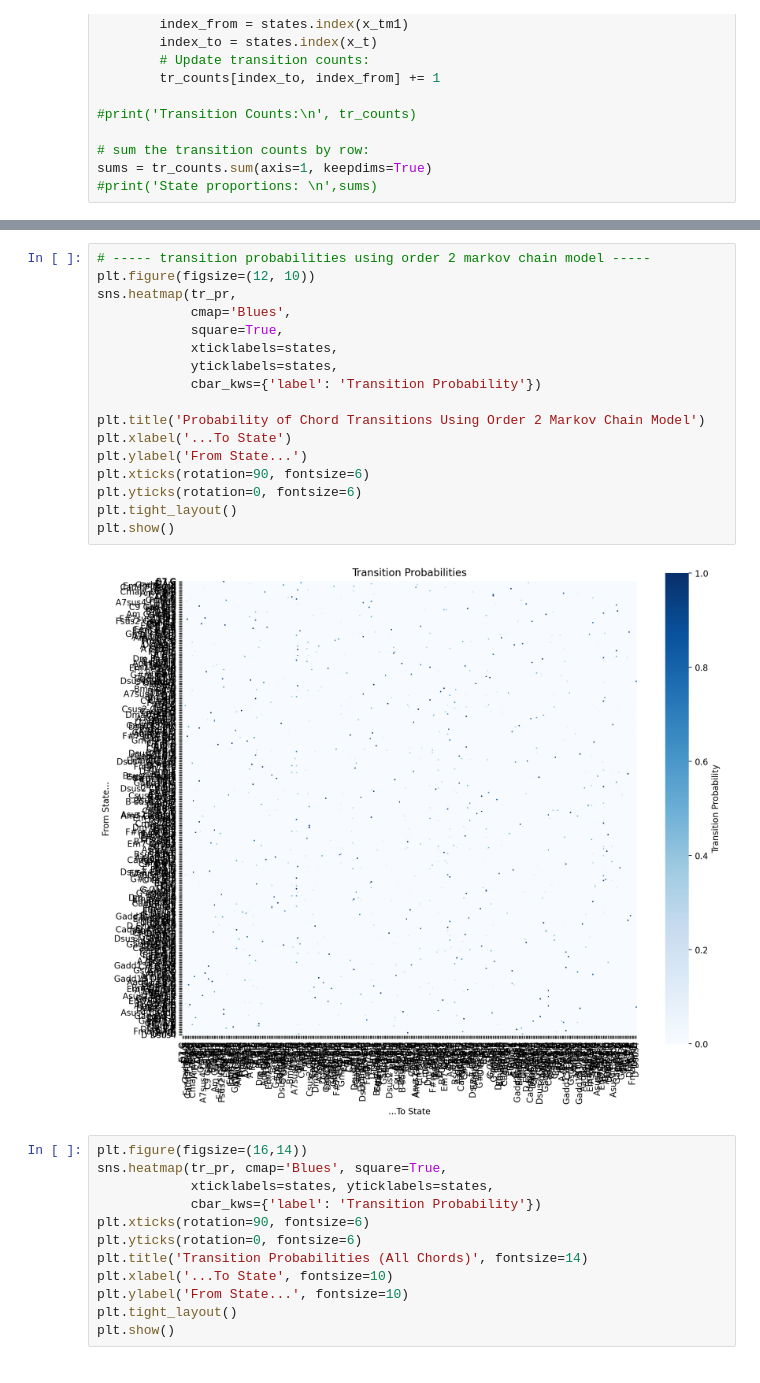
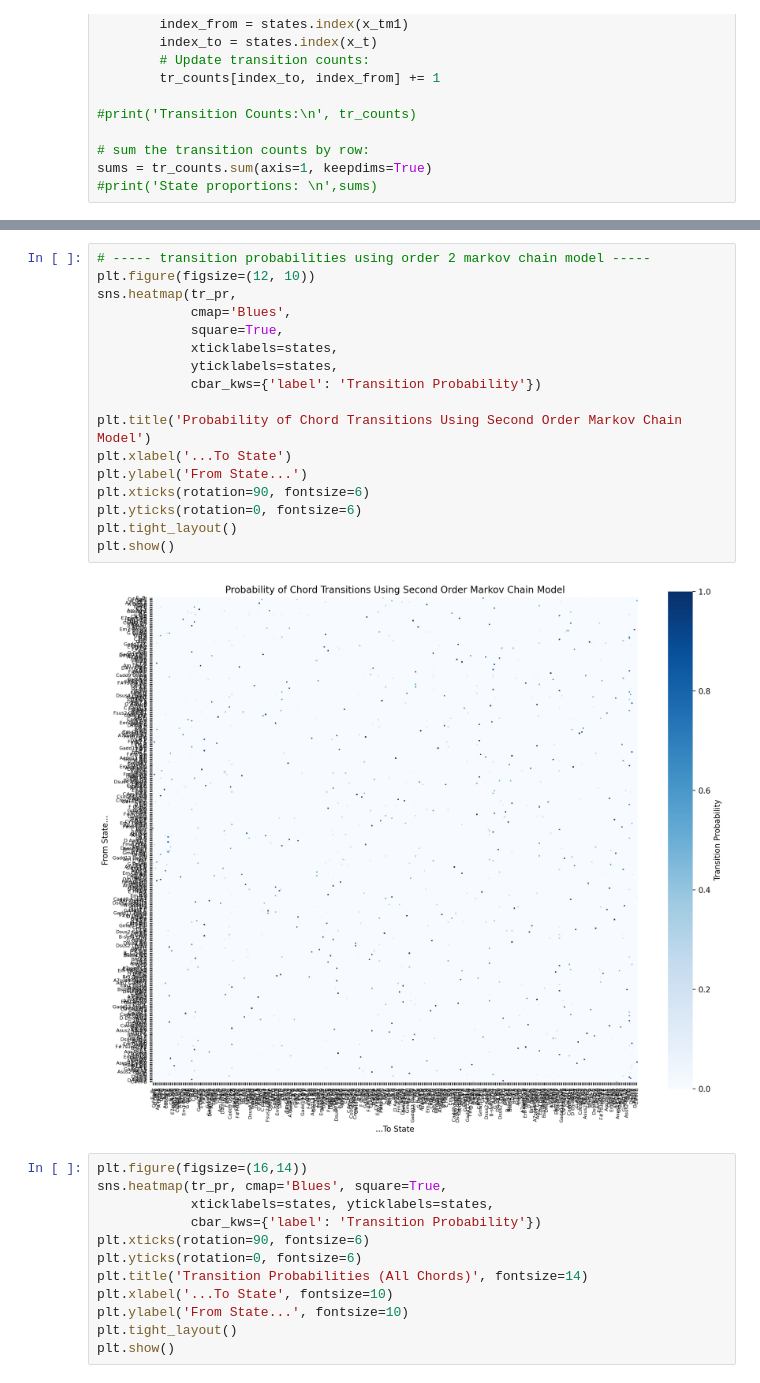
Before and after one commit to emilyrgarman/project1_understandingUncertainty, a Jupyter notebook: DS 5030 Project 1.ipynb, the cells around one changed output, grey strips where cells are left out. Saved outputs shown, nothing was run; the diff lists cells and outputs as text.

```diff
--- a/DS 5030 Project 1.ipynb
+++ b/DS 5030 Project 1.ipynb
@@ -365,22 +365,22 @@ States:
 # %%
 # ----- transition probabilities using order 2 markov chain model -----
 plt.figure(figsize=(12, 10))
 sns.heatmap(tr_pr,
             cmap='Blues',
             square=True,
             xticklabels=states,
             yticklabels=states,
             cbar_kws={'label': 'Transition Probability'})
 
-plt.title('Probability of Chord Transitions Using Order 2 Markov Chain Model')
+plt.title('Probability of Chord Transitions Using Second Order Markov Chain Model')
 plt.xlabel('...To State')
 plt.ylabel('From State...')
 plt.xticks(rotation=90, fontsize=6)
 plt.yticks(rotation=0, fontsize=6)
 plt.tight_layout()
 plt.show()
 # %% [output]
-[figure, old version]
+[figure, new version]
 # %%
 plt.figure(figsize=(16,14))
 sns.heatmap(tr_pr, cmap='Blues', square=True,
```
Also changed, not shown: parts of 6 cells of this notebook, 1 other file.
